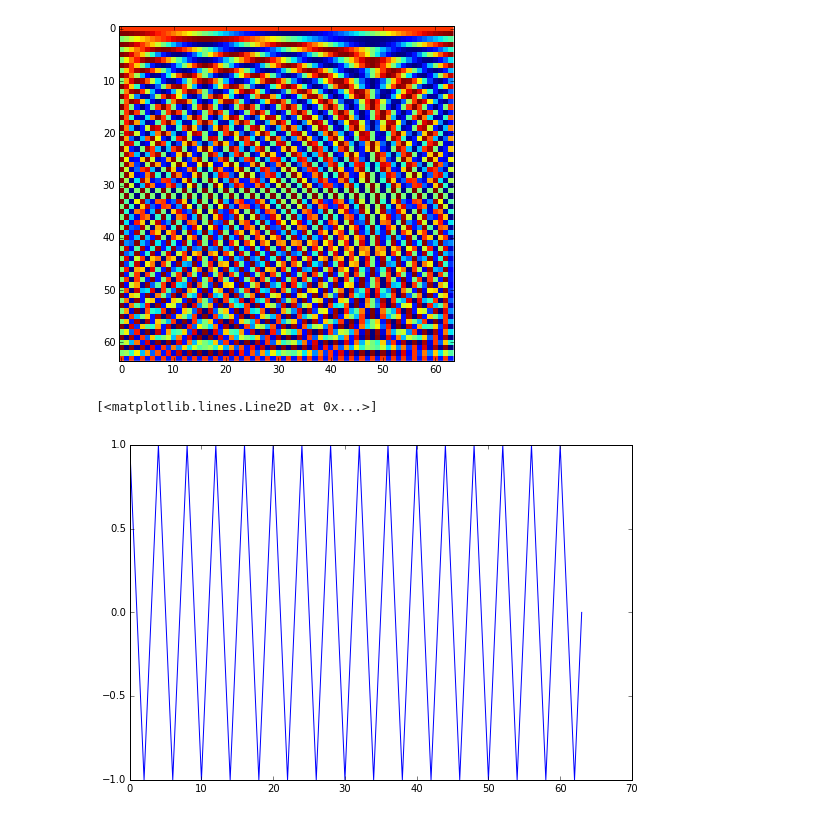
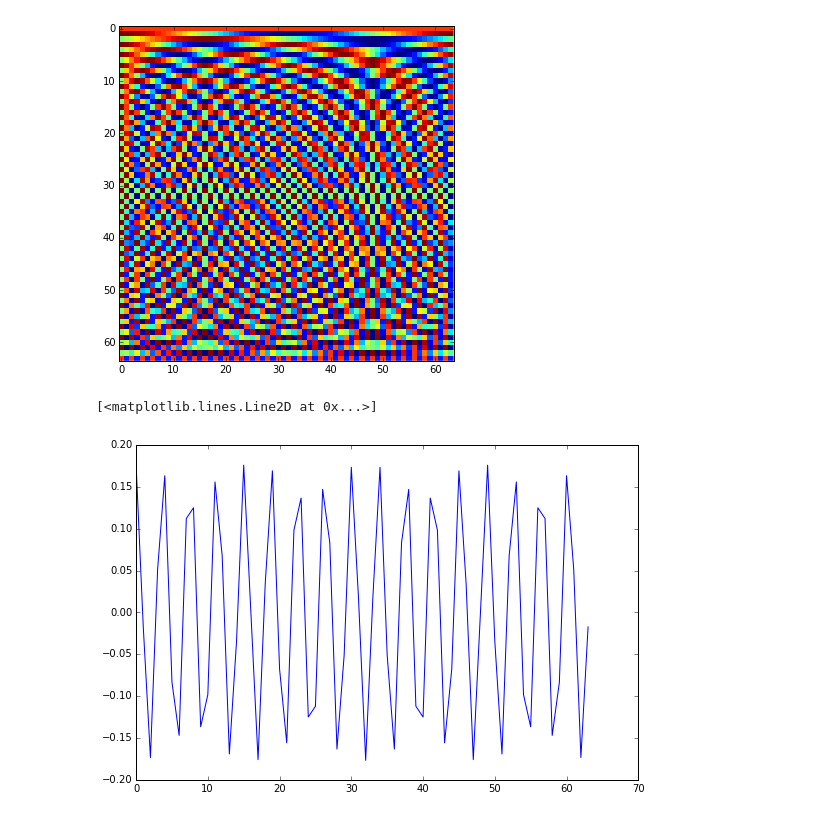
Before and after one commit to chayut-t/ipynb_examples, a Jupyter notebook: fourier_discrete_basis.ipynb, the cells around one changed output. Saved outputs shown, nothing was run; the diff lists cells and outputs as text; code cells hidden in the pictures.

```diff
--- a/fourier_discrete_basis.ipynb
+++ b/fourier_discrete_basis.ipynb
@@ -24,7 +24,7 @@ plt.imshow(basis, interpolation='None')
 <matplotlib.image.AxesImage at 0x...>
 [figure]
 # %%
-plt.plot(basis[31, :])
+plt.plot(basis[33, :])
 # %% [output]
 [<matplotlib.lines.Line2D at 0x...>]
-[figure, old version]
+[figure, new version]
```
Also changed, not shown: parts of 1 cell of this notebook, 1 other file.
